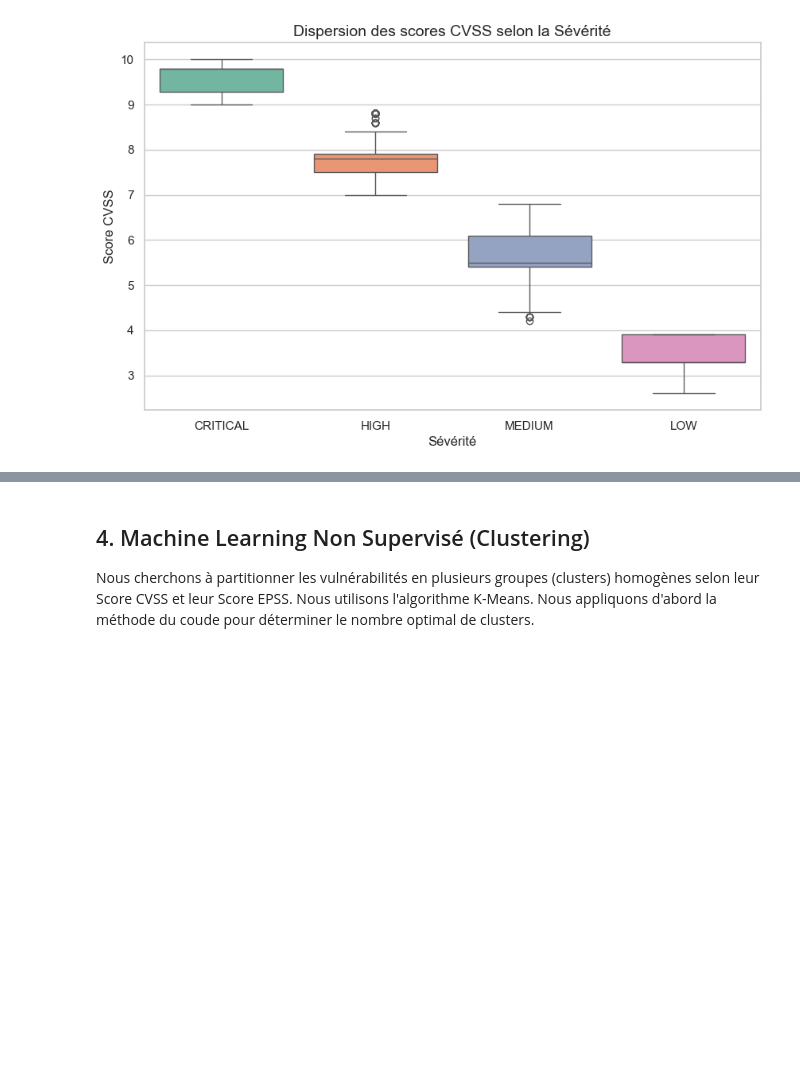
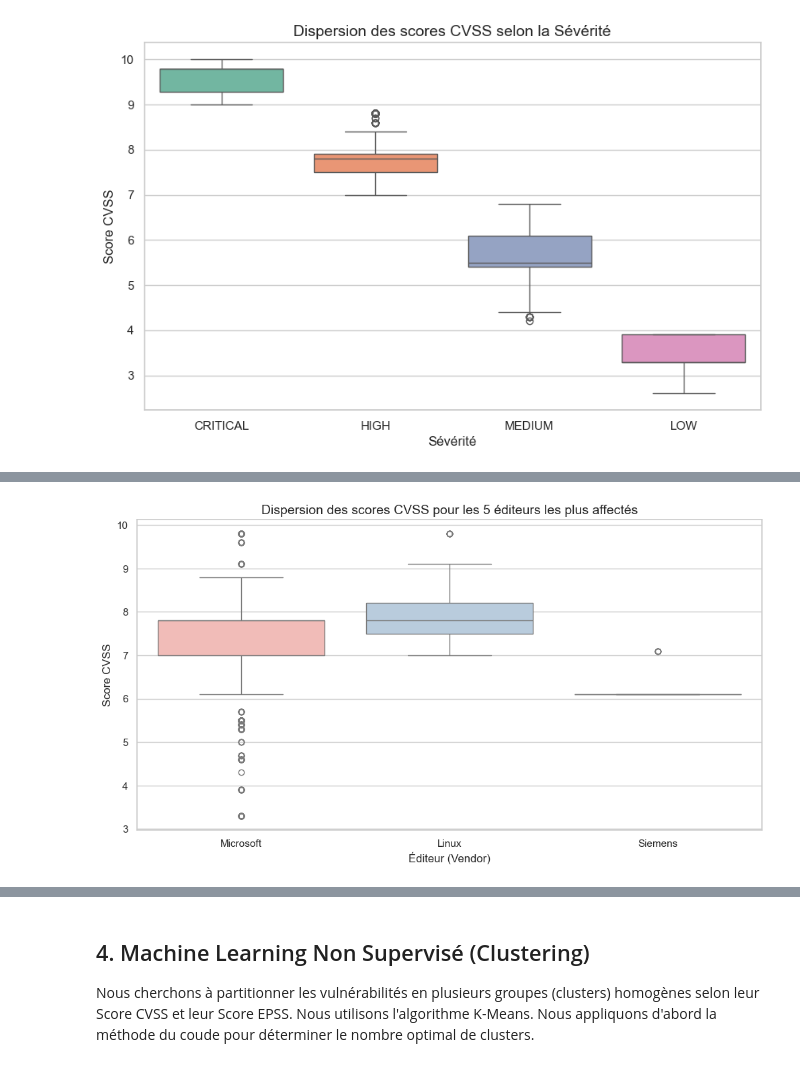
Before and after one commit to Plumeline/Project_Mastercamp_2026, a Jupyter notebook: DataAnalysis.ipynb, the cells around one changed output, grey strips where cells are left out. Drawn from its saved outputs; the diff is of its cells as text; code cells hidden in the pictures; blank space fills up the shorter version.

```diff
--- a/DataAnalysis.ipynb
+++ b/DataAnalysis.ipynb
@@ -249,0 +270,13 @@ plt.show()
+# %%
+plt.figure(figsize=(12, 6))
+top_5_vendors = df_valid_vendor['Vendor'].value_counts().head(5).index
+df_top_5 = df_valid_vendor[df_valid_vendor['Vendor'].isin(top_5_vendors)].dropna(subset=['Score CVSS'])
+
+sns.boxplot(data=df_top_5, x='Vendor', y='Score CVSS', palette='Pastel1')
+plt.title('Dispersion des scores CVSS pour les 5 éditeurs les plus affectés', fontsize=14)
+plt.xlabel('Éditeur (Vendor)', fontsize=12)
+plt.ylabel('Score CVSS', fontsize=12)
+plt.savefig('boxplot_cvss_by_vendor.png', dpi=100, bbox_inches='tight')
+plt.show()
+# %% [output]
+[figure, added]
```
Also changed, not shown: parts of 7 cells of this notebook, 5 other files.
